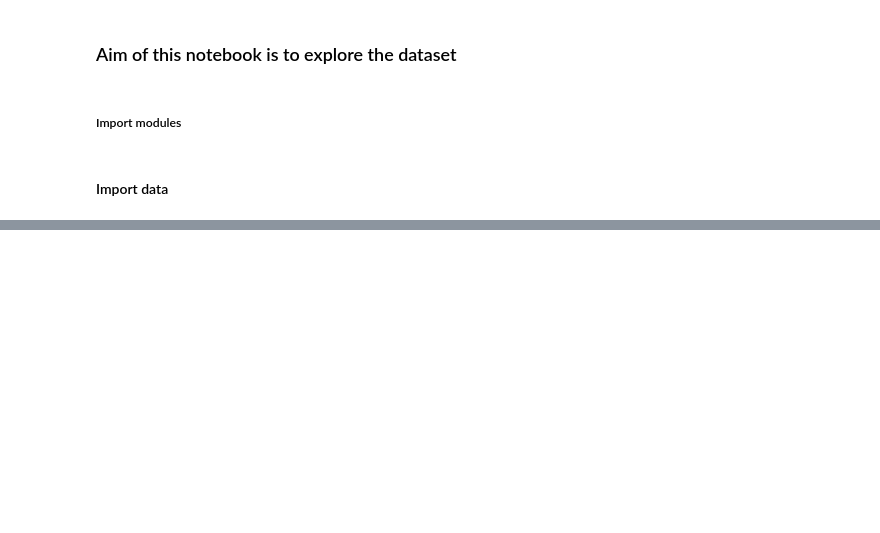
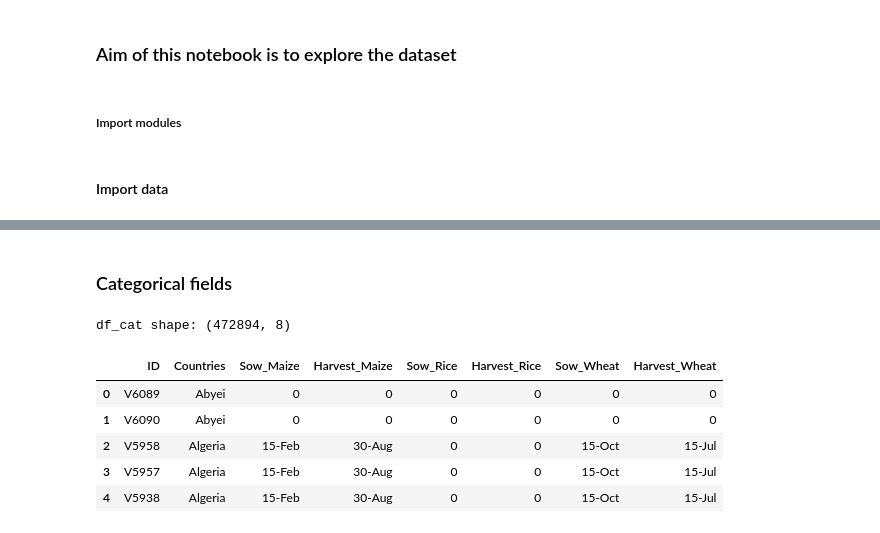
Before and after one commit to jtimko16/AutoML_Project2, a Jupyter notebook: notebooks/Data_exploration.ipynb, the cells around one changed output, grey strips where cells are left out. Drawn from its saved outputs; the diff is of its cells as text; code cells hidden in the pictures; blank space fills up the shorter version.

```diff
--- a/notebooks/Data_exploration.ipynb
+++ b/notebooks/Data_exploration.ipynb
@@ -29,0 +53,15 @@ df.to_csv('../data/Final_Africa_Master_File.csv', index=False)
+# %% [markdown]
+### Categorical fields
+# %%
+## Create new df with columns that of df that are not numeric
+df_cat = df.select_dtypes(exclude=['int64', 'float64'])
+print('df_cat shape:', df_cat.shape)
+df_cat.head(5)
+# %% [output]
+df_cat shape: (472894, 8)
+|  | ID | Countries | Sow_Maize | Harvest_Maize | Sow_Rice | Harvest_Rice | Sow_Wheat | Harvest_Wheat |
+| 0 | V6089 | Abyei | 0 | 0 | 0 | 0 | 0 | 0 |
+| 1 | V6090 | Abyei | 0 | 0 | 0 | 0 | 0 | 0 |
+| 2 | V5958 | Algeria | 15-Feb | 30-Aug | 0 | 0 | 15-Oct | 15-Jul |
+| 3 | V5957 | Algeria | 15-Feb | 30-Aug | 0 | 0 | 15-Oct | 15-Jul |
+| 4 | V5938 | Algeria | 15-Feb | 30-Aug | 0 | 0 | 15-Oct | 15-Jul |
```
Also changed, not shown: parts of 7 cells of this notebook.
